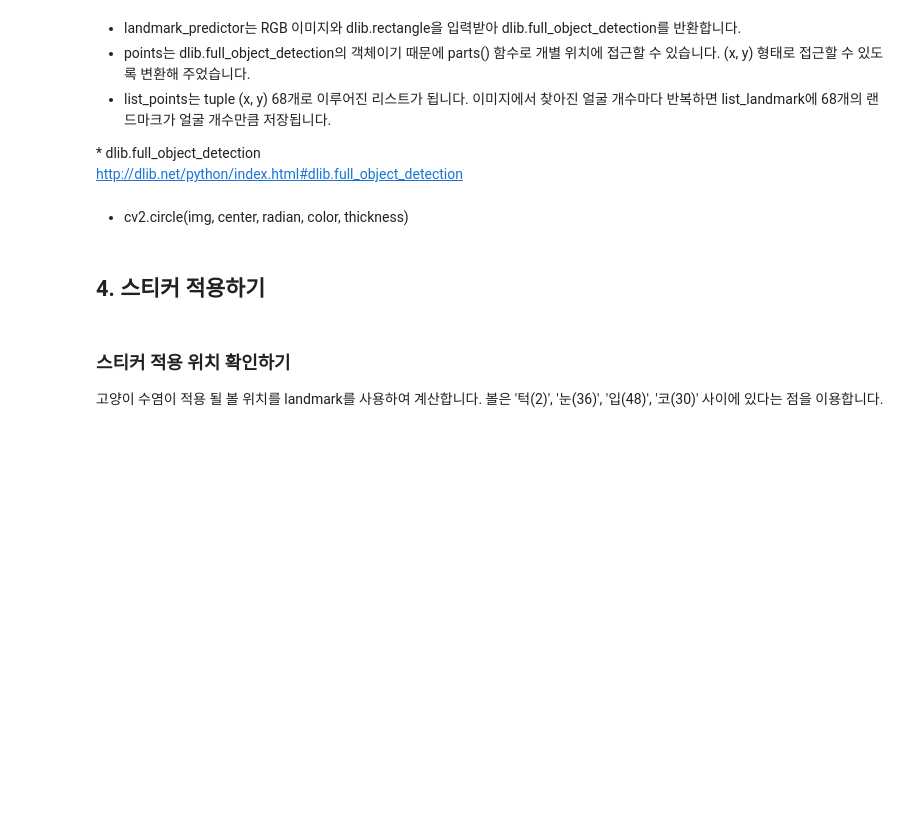
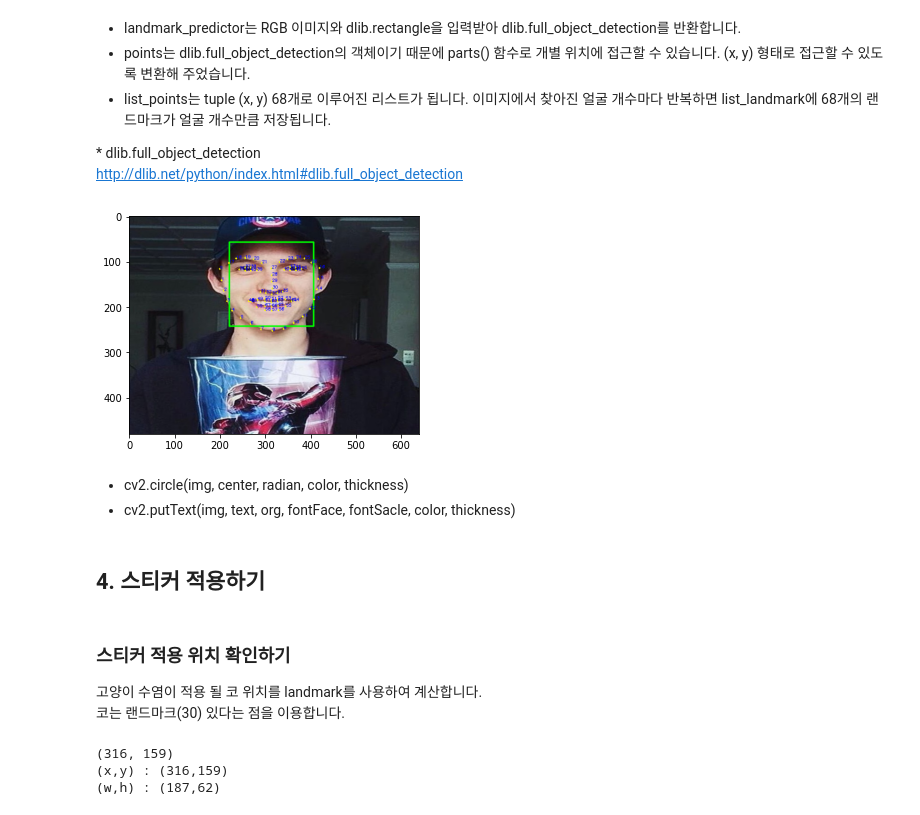
Before and after one commit to seungmiya13/LMS-Exploration, a Jupyter notebook: E3/camera_cat_whiskers.ipynb, the cells around one changed output. Cells and saved outputs as stored; diff of their text form; code cells hidden in the pictures; blank space fills up the shorter version.

```diff
--- a/E3/camera_cat_whiskers.ipynb
+++ b/E3/camera_cat_whiskers.ipynb
@@ -116,32 +121,42 @@ print(len(list_landmarks[0]))
 http://dlib.net/python/index.html#dlib.full_object_detection
 # %%
 # 랜드마크를 yellow로 이미지에 출력
+i=0
 for landmark in list_landmarks:
     for point in landmark:
         cv2.circle(img_show, point, 2, (0, 255, 255), -1)
+        cv2.putText(img_show, str(i), point, cv2.FONT_HERSHEY_SIMPLEX, 0.3, (255,0,0), 1) # 랜드마크 번호 출력
+        i+=1
 
 img_show_rgb = cv2.cvtColor(img_show, cv2.COLOR_BGR2RGB)
 plt.imshow(img_show_rgb)
 plt.show()
+# %% [output]
+[figure, added]
 # %% [markdown]
 - cv2.circle(img, center, radian, color, thickness)
+- cv2.putText(img, text, org, fontFace, fontSacle, color, thickness)
 # %% [markdown]
 ## 4. 스티커 적용하기
 # %% [markdown]
 ### 스티커 적용 위치 확인하기
 
-고양이 수염이 적용 될 볼 위치를 landmark를 사용하여 계산합니다.
-볼은 '턱(2)', '눈(36)', '입(48)', '코(30)' 사이에 있다는 점을 이용합니다.
+고양이 수염이 적용 될 코 위치를 landmark를 사용하여 계산합니다.
+코는 랜드마크(30) 있다는 점을 이용합니다.
 # %%
 # 좌표를 먼저 확인
 for dlib_rect, landmark in zip(dlib_rects, list_landmarks):
-    print (landmark[33]) # nose center index : 30
-    x = landmark[33][0]
-    y = landmark[33][1]
-    w = int( dlib_rect.width() *(4/5) )
-    h = dlib_rect.width() // 2
+    print (landmark[30]) # nose center index : 30
+    x = landmark[30][0]
+    y = landmark[30][1]
+    w = dlib_rect.width()
+    h = dlib_rect.width() // 3
     print ('(x,y) : (%d,%d)'%(x,y))
     print ('(w,h) : (%d,%d)'%(w,h))
+# %% [output]
+(316, 159)
+(x,y) : (316,159)
+(w,h) : (187,62)
 # %%
 # 준비해 둔 스티커 이미지를 읽어서 출력해보기
 import os
```
Also changed, not shown: parts of 53 cells of this notebook, 11 other files.
